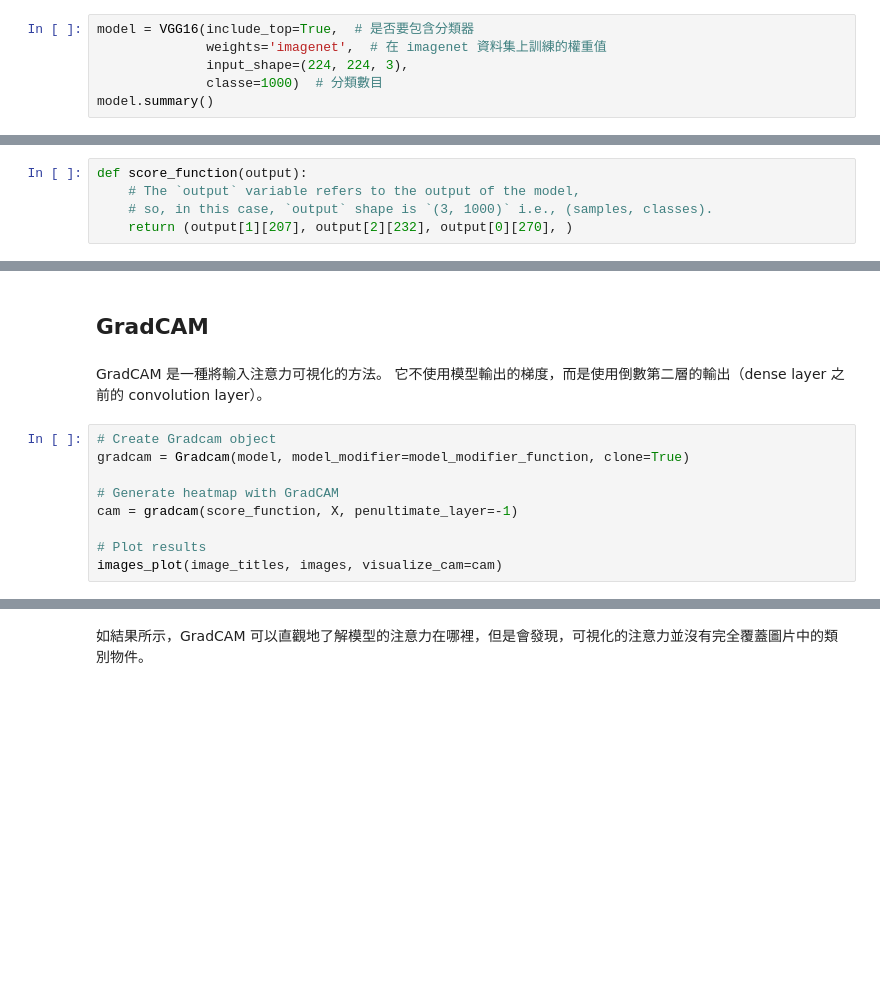
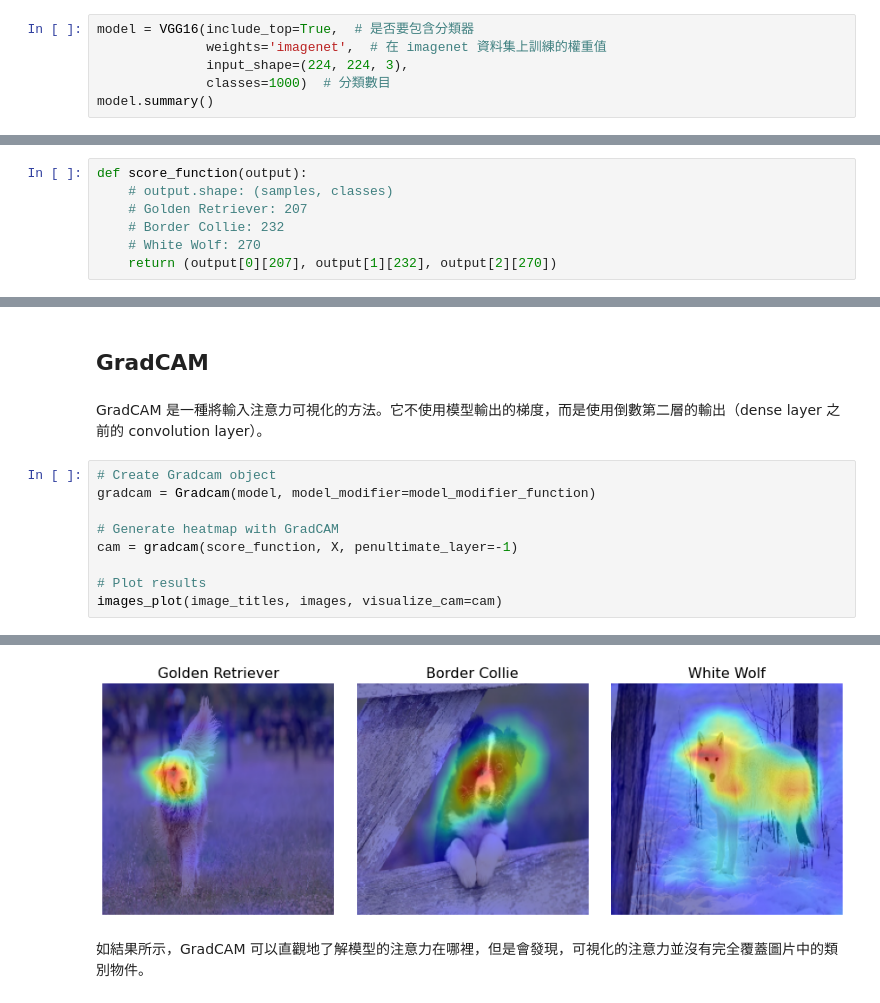
Before and after one commit to TA-aiacademy/course_3.0, a Jupyter notebook: 05_CVCNN/Part4_XAI/01_XAI.ipynb, the cells around one changed output, grey strips where cells are left out. Saved outputs shown, nothing was run; the diff lists cells and outputs as text; blank space fills up the shorter version.

```diff
--- a/05_CVCNN/Part4_XAI/01_XAI.ipynb
+++ b/05_CVCNN/Part4_XAI/01_XAI.ipynb
@@ -26,5 +40,5 @@ from tf_keras_vis.scorecam import Scorecam
 model = VGG16(include_top=True,  # 是否要包含分類器
               weights='imagenet',  # 在 imagenet 資料集上訓練的權重值
               input_shape=(224, 224, 3),
-              classe=1000)  # 分類數目
+              classes=1000)  # 分類數目
 model.summary()
@@ -69,9 +107,11 @@ def model_modifier_function(cloned_model):
     cloned_model.layers[-1].activation = tf.keras.activations.linear
 # %%
 def score_function(output):
-    # The `output` variable refers to the output of the model,
-    # so, in this case, `output` shape is `(3, 1000)` i.e., (samples, classes).
-    return (output[1][207], output[2][232], output[0][270], )
+    # output.shape: (samples, classes)
+    # Golden Retriever: 207
+    # Border Collie: 232
+    # White Wolf: 270
+    return (output[0][207], output[1][232], output[2][270])
 # %%
 def images_plot(image_titles, images_array, visualize_cam):
     f, ax = plt.subplots(nrows=1, ncols=3, figsize=(12, 4))
@@ -86,13 +126,14 @@ def images_plot(image_titles, images_array, visualize_cam):
 # %% [markdown]
 ## GradCAM
 # %% [markdown]
-GradCAM 是一種將輸入注意力可視化的方法。 它不使用模型輸出的梯度，而是使用倒數第二層的輸出（dense layer 之前的 convolution layer）。
+GradCAM 是一種將輸入注意力可視化的方法。它不使用模型輸出的梯度，而是使用倒數第二層的輸出（dense layer 之前的 convolution layer）。
 # %%
 # Create Gradcam object
-gradcam = Gradcam(model, model_modifier=model_modifier_function, clone=True)
+gradcam = Gradcam(model, model_modifier=model_modifier_function)
 
 # Generate heatmap with GradCAM
 cam = gradcam(score_function, X, penultimate_layer=-1)
 
 # Plot results
 images_plot(image_titles, images, visualize_cam=cam)
+# %% [output]
@@ -99,3 +141,4 @@ images_plot(image_titles, images, visualize_cam=cam)
+[figure, added]
 # %% [markdown]
 如結果所示，GradCAM 可以直觀地了解模型的注意力在哪裡，但是會發現，可視化的注意力並沒有完全覆蓋圖片中的類別物件。
 # %% [markdown]
```
Also changed, not shown: parts of 11 cells of this notebook.
